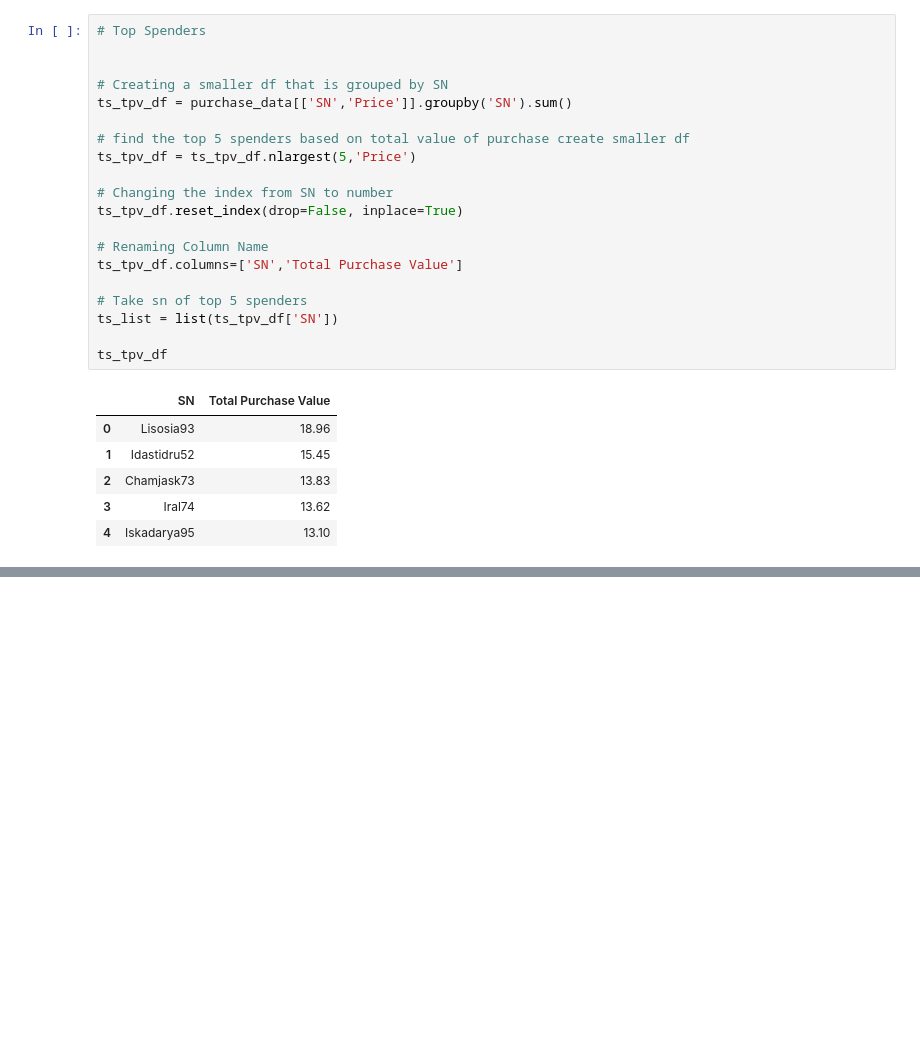
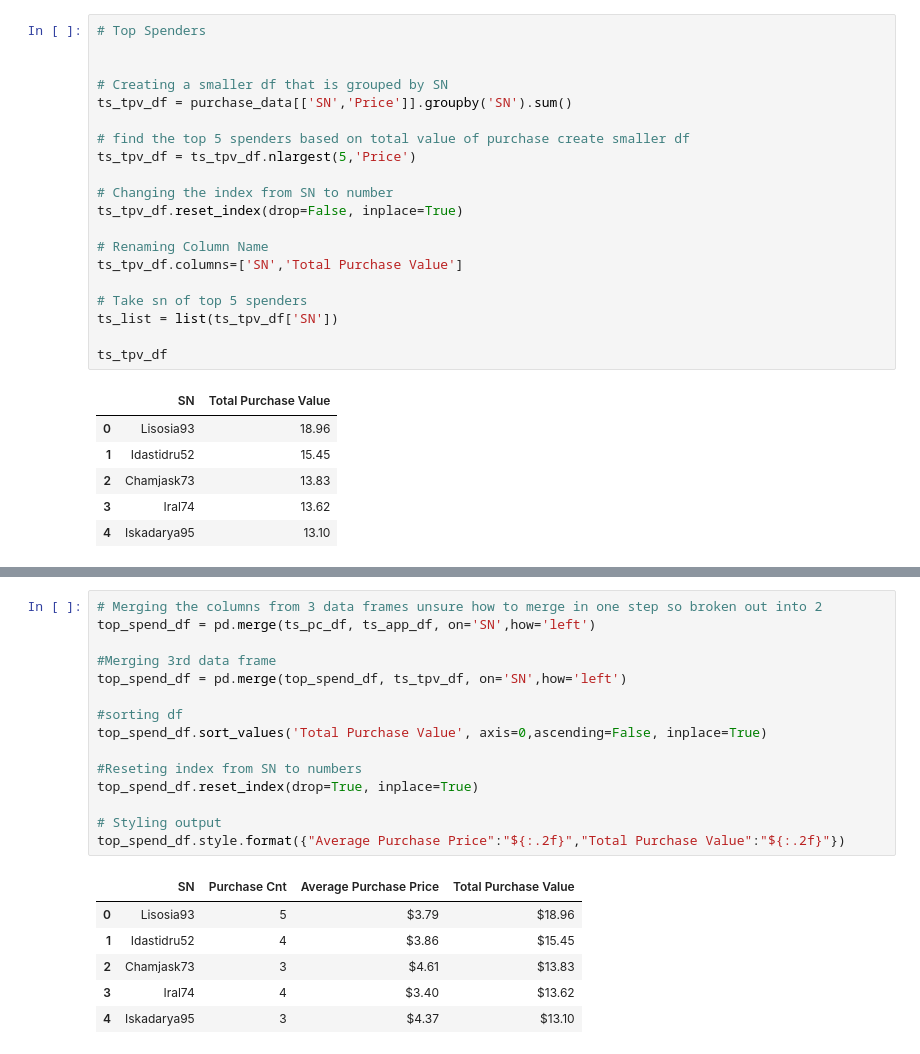
Before and after one commit to samuelokunola326/pandas-challenge, a Jupyter notebook: HeroesOfPymoli.ipynb, the cells around one changed output, grey strips where cells are left out. Saved outputs shown, nothing was run; the diff lists cells and outputs as text; blank space fills up the shorter version.

```diff
--- a/HeroesOfPymoli.ipynb
+++ b/HeroesOfPymoli.ipynb
@@ -425,3 +429,25 @@ ts_pc_df
 | 275 | Iral74 | 4 |
 | 281 | Iskadarya95 | 3 |
 | 360 | Lisosia93 | 5 |
+# %%
+# Merging the columns from 3 data frames unsure how to merge in one step so broken out into 2
+top_spend_df = pd.merge(ts_pc_df, ts_app_df, on='SN',how='left')
+
+#Merging 3rd data frame
+top_spend_df = pd.merge(top_spend_df, ts_tpv_df, on='SN',how='left')
+
+#sorting df
+top_spend_df.sort_values('Total Purchase Value', axis=0,ascending=False, inplace=True)
+
+#Reseting index from SN to numbers
+top_spend_df.reset_index(drop=True, inplace=True)
+
+# Styling output
+top_spend_df.style.format({"Average Purchase Price":"${:.2f}","Total Purchase Value":"${:.2f}"})
+# %% [output]
+|  | SN | Purchase Cnt | Average Purchase Price | Total Purchase Value |
+| 0 | Lisosia93 | 5 | $3.79 | $18.96 |
+| 1 | Idastidru52 | 4 | $3.86 | $15.45 |
+| 2 | Chamjask73 | 3 | $4.61 | $13.83 |
+| 3 | Iral74 | 4 | $3.40 | $13.62 |
+| 4 | Iskadarya95 | 3 | $4.37 | $13.10 |
```
Also changed, not shown: parts of 2 cells of this notebook.
